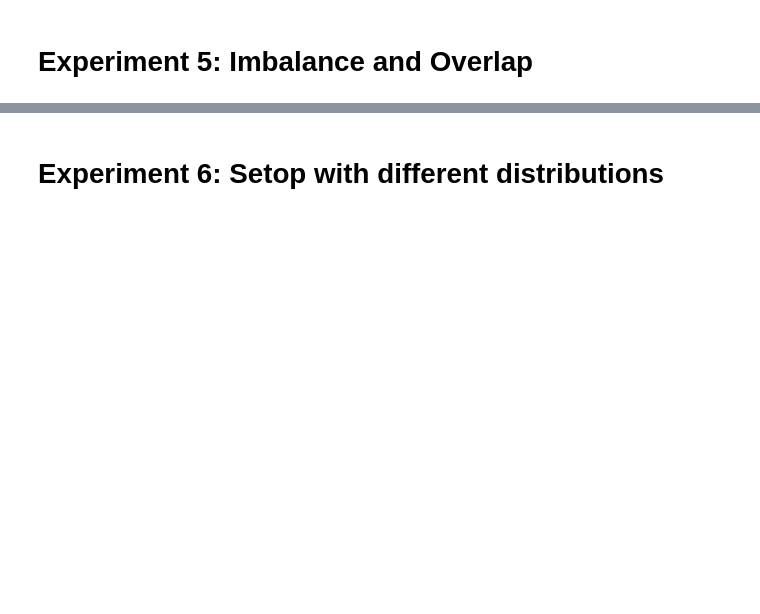
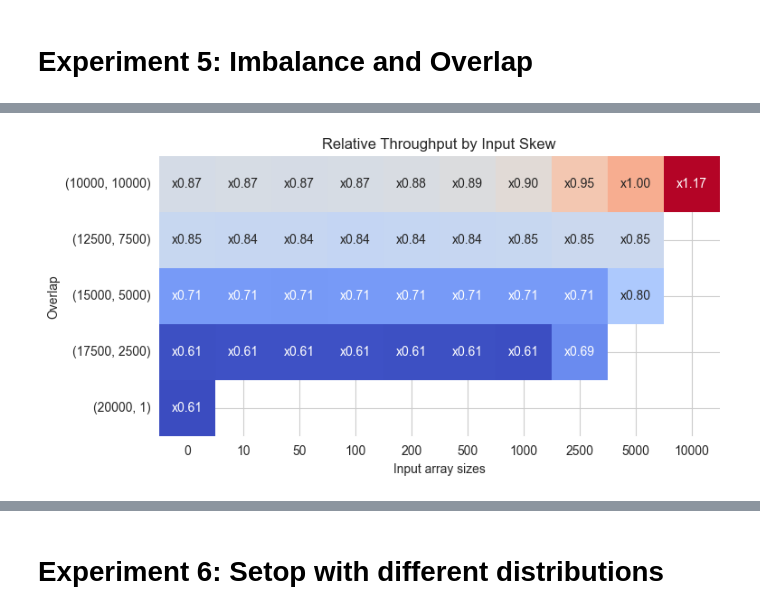
Before and after one commit to oersted/miso, a Jupyter notebook: postprocess.ipynb, the cells around one changed output, grey strips where cells are left out. Drawn from its saved outputs; the diff is of its cells as text; code cells hidden in the pictures; blank space fills up the shorter version.

```diff
--- a/postprocess.ipynb
+++ b/postprocess.ipynb
@@ -580,0 +527,3 @@ comparison
+# %%
+df = df[~df['mso'].str.contains('Scalar')].copy()
+df['mso'] = df['mso'].str.replace(' SIMD', '')
@@ -580,0 +563,9 @@ comparison
+# %%
+mso = 'Union'
+
+msodf = df[df['mso'] == mso].copy()
+baseline = list(msodf.loc[(msodf['a_size'] == 10_000) & (msodf['b_size'] == 10_000) & (msodf['overlap'] == 5_000), 'throughput'])[0]
+msodf['relative_throughput'] = msodf['throughput'] / baseline
+msodf = msodf[['a_size', 'b_size', 'overlap', 'relative_throughput']]
+pivot_df = msodf.pivot(index=['a_size', 'b_size'], columns='overlap', values='relative_throughput')
+pivot_df
@@ -580,0 +580,23 @@ comparison
+# %%
+import seaborn as sns
+import matplotlib.pyplot as plt
+
+fig, ax = plt.subplots(figsize=(8, 6))
+sns.heatmap(pivot_df, cmap='coolwarm', annot=True, fmt='.2f', square=True, cbar=False, ax=ax)
+
+# Update x-axis labels with integer values
+ax.set_xticklabels([int(x) for x in pivot_df.columns])
+
+# Update y-axis labels with tuple string representation without decimal points
+ax.set_yticklabels([f"({int(x[0])}, {int(x[1])})" for x in pivot_df.index])
+
+for text in ax.texts:
+    text.set_text(f"x{text.get_text()}")
+
+ax.set_aspect('equal')
+plt.xlabel('Input array sizes')
+plt.ylabel('Overlap')
+plt.title('Relative Throughput by Input Skew')
+plt.show()
+# %% [output]
+[figure, added]
```
Also changed, not shown: parts of 8 cells of this notebook, 47 other files.
